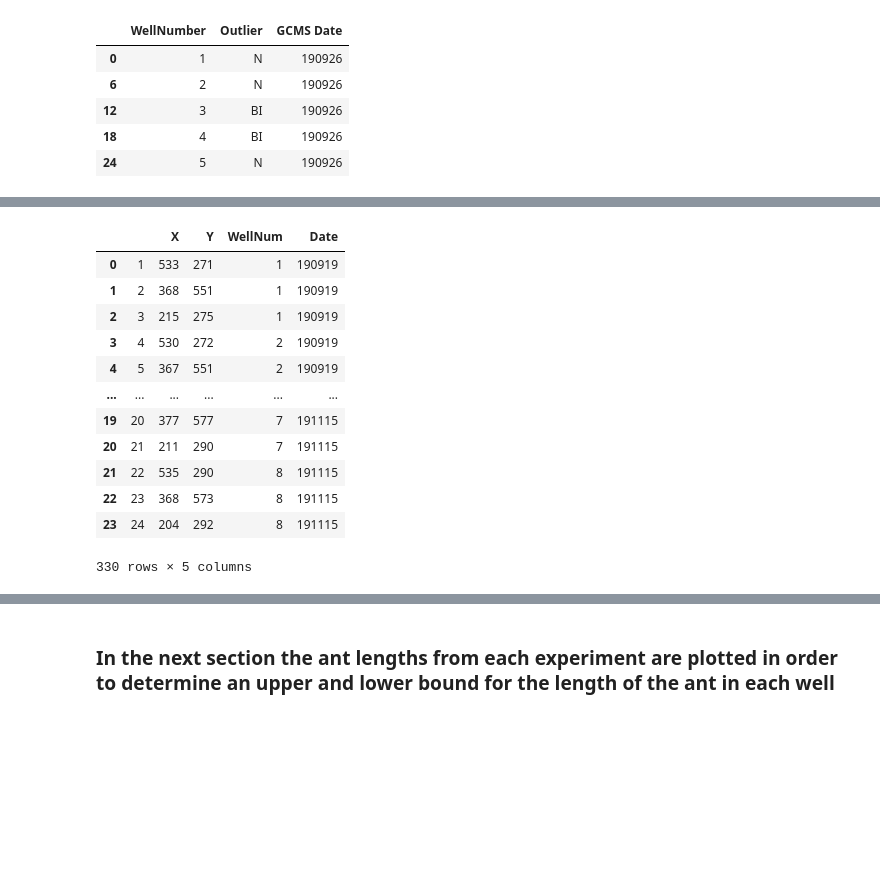
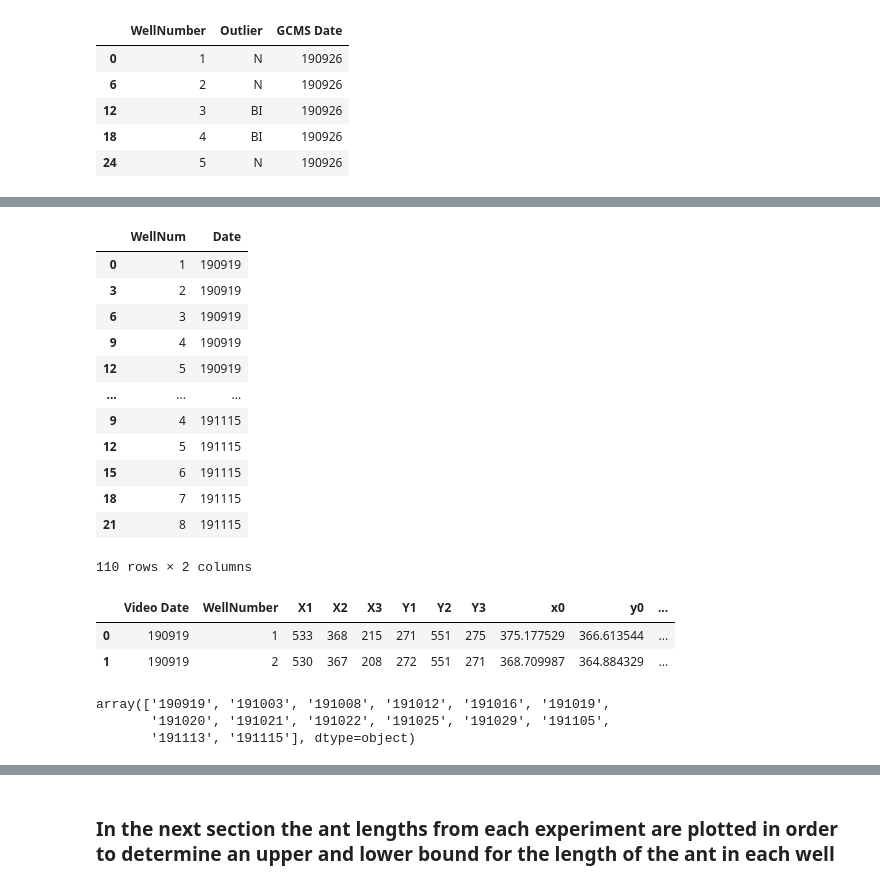
Before and after one commit to Tomnaragon/DCHC_transfer_Experiment, a Jupyter notebook: Deeplabcut_data/Movement_processing.ipynb, the cells around one changed output, grey strips where cells are left out. Saved outputs shown, nothing was run; the diff lists cells and outputs as text; code cells hidden in the pictures; blank space fills up the shorter version.

```diff
--- a/Deeplabcut_data/Movement_processing.ipynb
+++ b/Deeplabcut_data/Movement_processing.ipynb
@@ -110,16 +115,61 @@ for i,name in tqdm(enumerate(well_list)):
+# %%
+well_df[['WellNum','Date']].drop_duplicates()
+# %% [output]
+|  | WellNum | Date |
+| 0 | 1 | 190919 |
+| 3 | 2 | 190919 |
+| 6 | 3 | 190919 |
+| 9 | 4 | 190919 |
+| 12 | 5 | 190919 |
+| ... | ... | ... |
+| 9 | 4 | 191115 |
+| 12 | 5 | 191115 |
+| 15 | 6 | 191115 |
+| 18 | 7 | 191115 |
+| 21 | 8 | 191115 |
+110 rows × 2 columns
+# %%
+circle_df=well_df[['WellNum','Date']].drop_duplicates()
+circle_df['x0']=0
+circle_df['y0']=0
+circle_df['r']=0
+for i,row in well_df[['WellNum','Date']].drop_duplicates().iterrows():
+    wellNum = row['WellNum']
+    date = row['Date']
+
+    x_0,y_0,r = circle_calc(well_df.loc[(well_df['WellNum'] == wellNum) & (well_df['Date'] == date),'X'],
+                             well_df.loc[(well_df['WellNum'] == wellNum) & (well_df['Date'] == date),'Y'])
+    circle_df.loc[(circle_df['WellNum'] == wellNum) & (circle_df['Date'] == date),'x0'] = x_0
+
+    circle_df.loc[(circle_df['WellNum'] == wellNum) & (circle_df['Date'] == date),'y0'] = y_0
+
+    circle_df.loc[(circle_df['WellNum'] == wellNum) & (circle_df['Date'] == date),'r'] = r
+# %%
+#number the three different well positions
+well_df['Position'] = well_df.groupby(['Date','WellNum']).cumcount()+1
+
+#convert integer well positions to str
+well_df['Position']=well_df['Position'].astype(str)
+
+#unstack data so that there is a multiindex with well position and xy position
+well_df = well_df.set_index(['Date','WellNum','Position']).unstack()
+
+#rename the column headings to mash together well position and x or y
+well_df.columns=list(map("".join,well_df.columns))
+
+well_df = well_df.reset_index()
+
+well_df = well_df.rename(columns={'Date':'Video Date','WellNum':'WellNumber'})
+well_df['Video Date']=well_df['Video Date'].astype(str)
+well_df['WellNumber']=well_df['WellNumber'].astype(str)
+# %%
+circle_df=circle_df.rename(columns={'Date':'Video Date','WellNum':'WellNumber'})
+circle_df['Video Date']=circle_df['Video Date'].astype(str)
+circle_df['WellNumber']=circle_df['WellNumber'].astype(str)
+well_df=well_df.merge(circle_df)
 # %%
-well_df
+well_df.head(2)
 # %% [output]
-|  |  | X | Y | WellNum | Date |
-| 0 | 1 | 533 | 271 | 1 | 190919 |
-| 1 | 2 | 368 | 551 | 1 | 190919 |
-| 2 | 3 | 215 | 275 | 1 | 190919 |
-| 3 | 4 | 530 | 272 | 2 | 190919 |
-| 4 | 5 | 367 | 551 | 2 | 190919 |
-| ... | ... | ... | ... | ... | ... |
-| 19 | 20 | 377 | 577 | 7 | 191115 |
-| 20 | 21 | 211 | 290 | 7 | 191115 |
-| 21 | 22 | 535 | 290 | 8 | 191115 |
-| 22 | 23 | 368 | 573 | 8 | 191115 |
-| 23 | 24 | 204 | 292 | 8 | 191115 |
+|  | Video Date | WellNumber | X1 | X2 | X3 | Y1 | Y2 | Y3 | x0 | y0 | ... |
+| 0 | 190919 | 1 | 533 | 368 | 215 | 271 | 551 | 275 | 375.177529 | 366.613544 | ... |
+| 1 | 190919 | 2 | 530 | 367 | 208 | 272 | 551 | 271 | 368.709987 | 364.884329 | ... |
-330 rows × 5 columns
@@ -125,0 +201,7 @@ well_df
+# %%
+#list all dates in the metadata file
+np.unique(df['Video Date'])
+# %% [output]
+array(['190919', '191003', '191008', '191012', '191016', '191019',
+       '191020', '191021', '191022', '191025', '191029', '191105',
+       '191113', '191115'], dtype=object)
```
Also changed, not shown: parts of 49 cells of this notebook, 3 other files.
